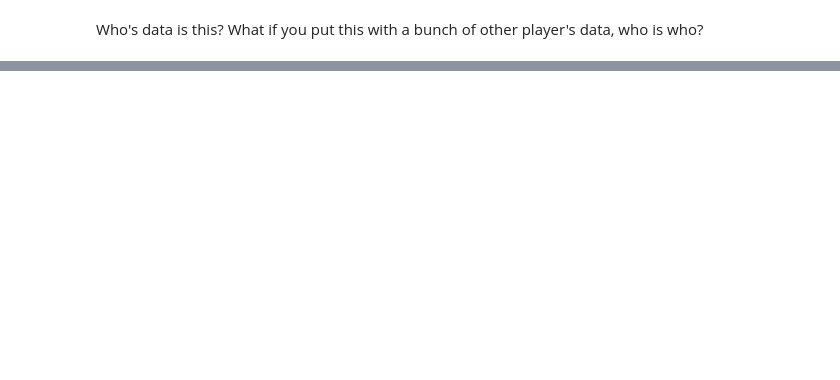
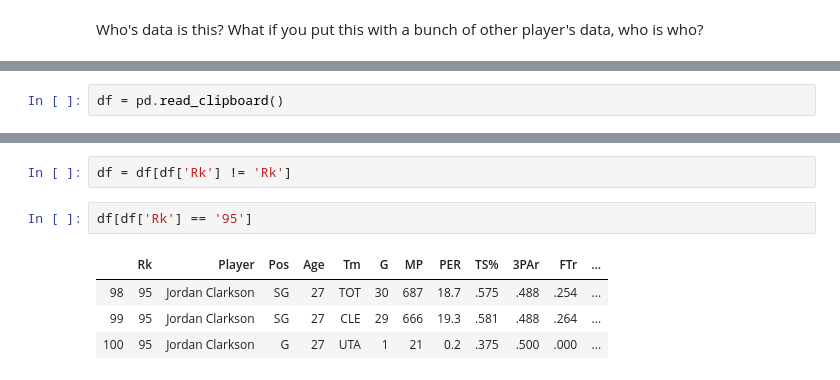
Before and after one commit to pauldevos/beginning-python, a Jupyter notebook: Scraping-bbref.ipynb, the cells around one changed output, grey strips where cells are left out. Drawn from its saved outputs; the diff is of its cells as text; blank space fills up the shorter version.

```diff
--- a/Scraping-bbref.ipynb
+++ b/Scraping-bbref.ipynb
@@ -70,0 +274,2 @@ Who's data is this? What if you put this with a bunch of other player's data, wh
+# %%
+df = pd.read_clipboard()
@@ -70,0 +291,9 @@ Who's data is this? What if you put this with a bunch of other player's data, wh
+# %%
+df = df[df['Rk'] != 'Rk']
+# %%
+df[df['Rk'] == '95']
+# %% [output]
+|  | Rk | Player | Pos | Age | Tm | G | MP | PER | TS% | 3PAr | FTr | ... |
+| 98 | 95 | Jordan Clarkson | SG | 27 | TOT | 30 | 687 | 18.7 | .575 | .488 | .254 | ... |
+| 99 | 95 | Jordan Clarkson | SG | 27 | CLE | 29 | 666 | 19.3 | .581 | .488 | .264 | ... |
+| 100 | 95 | Jordan Clarkson | G | 27 | UTA | 1 | 21 | 0.2 | .375 | .500 | .000 | ... |
```
Also changed, not shown: parts of 48 cells of this notebook.
